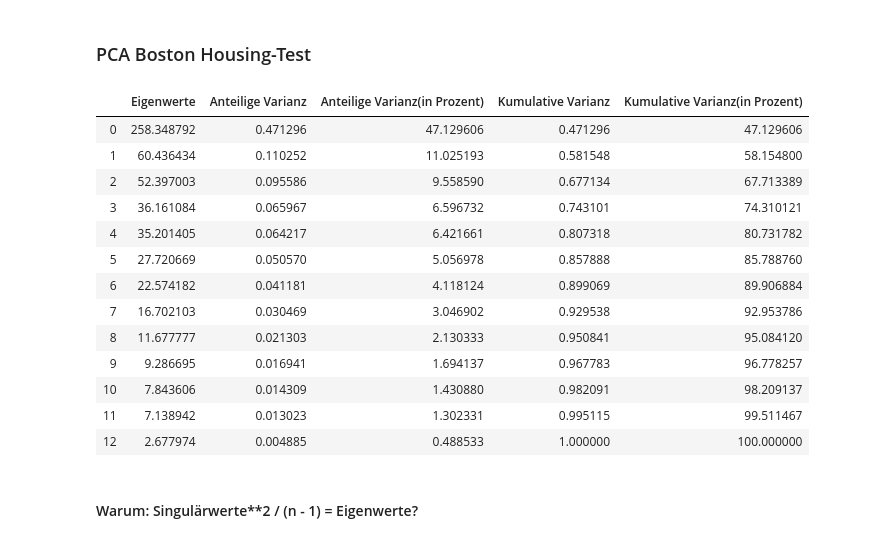
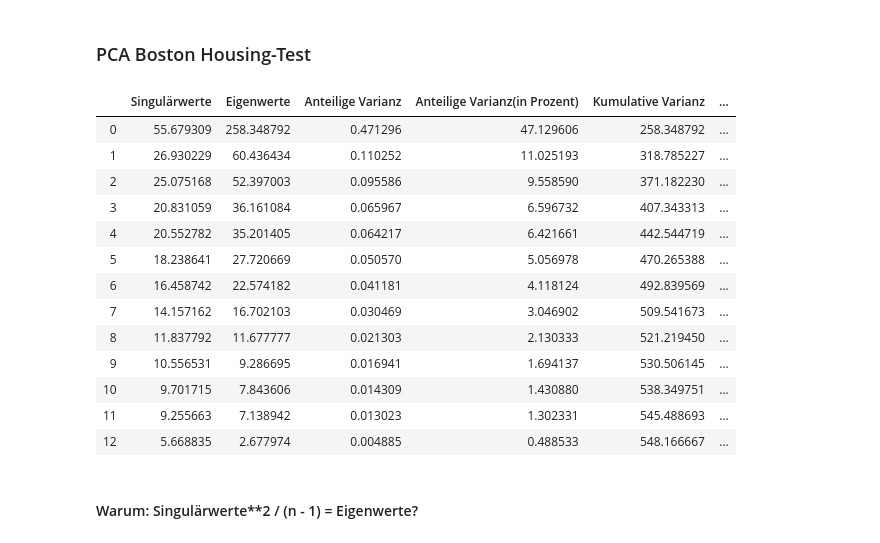
Before and after one commit to hekrause/htwg_mldl, a Jupyter notebook: Uebungen/Uebung02/Notebooks/work.ipynb, the cells around one changed output. Saved outputs shown, nothing was run; the diff lists cells and outputs as text; code cells hidden in the pictures.

```diff
--- a/Uebungen/Uebung02/Notebooks/work.ipynb
+++ b/Uebungen/Uebung02/Notebooks/work.ipynb
@@ -81,6 +81,11 @@ def pca(data, r, whiten=True):
         npt.assert_almost_equal(data[:, 0].var(), 1.0, decimal=10)
 
     U, S, VT = np.linalg.svd(data)
+    # Q.T, SIGMA, Q
+    # projected_data = Q[:, :r].T @ data_whitened
+    # projected_data = Q[:r] @ data_whitened
+    # projected_data = Q.T[:, :r] @ data_whitened
+    # projected_data = Q.T[:r].T @ data_whitened
 
     data_whitened = data
     eigen_values = S[:r]**2 / (d - 1)
@@ -88,34 +93,35 @@ def pca(data, r, whiten=True):
     principal_components = VT.T[:, :r]
     projected_data = (U[:, :r] @ np.diag(S[:r]))
 
-    return data_whitened, eigen_values, principal_components, projected_data, eigen_vectors
+    return S, data_whitened, eigen_values, principal_components, projected_data, eigen_vectors
 # %% [markdown]
 ### PCA Boston Housing-Test
 # %%
 boston_array = np.asarray(boston)
-data_whitened, eigen_values, principal_components, projected_data, eigen_vectors = pca(boston_array, len(boston_array.T))
-eigen_values_df = pd.DataFrame(columns=["Eigenwerte", "Anteilige Varianz", "Anteilige Varianz(in Prozent)", "Kumulative Varianz", "Kumulative Varianz(in Prozent)"])
-eigen_values_df.iloc[:, 0] = eigen_values
-eigen_values_df.iloc[:, 1] = np.var(projected_data, axis=0) / np.var(projected_data, axis=0).sum()
-eigen_values_df.iloc[:, 2] = (np.var(projected_data, axis=0) / np.var(projected_data, axis=0).sum()) * 100
-eigen_values_df.iloc[:, 3] = np.cumsum(eigen_values_df.iloc[:, 1])
-eigen_values_df.iloc[:, 4] = np.cumsum(eigen_values_df.iloc[:, 1]) * 100
+S, data_whitened, eigen_values, principal_components, projected_data, eigen_vectors = pca(boston_array, len(boston_array.T))
+eigen_values_df = pd.DataFrame(columns=["Singulärwerte", "Eigenwerte", "Anteilige Varianz", "Anteilige Varianz(in Prozent)", "Kumulative Varianz", "Kumulative Varianz(in Prozent)"])
+eigen_values_df.iloc[:, 0] = S
+eigen_values_df.iloc[:, 1] = eigen_values
+eigen_values_df.iloc[:, 2] = np.var(projected_data, axis=0) / np.var(projected_data, axis=0).sum()
+eigen_values_df.iloc[:, 3] = (np.var(projected_data, axis=0) / np.var(projected_data, axis=0).sum()) * 100
+eigen_values_df.iloc[:, 4] = np.cumsum(eigen_values_df.iloc[:, 1])
+eigen_values_df.iloc[:, 5] = np.cumsum(eigen_values_df.iloc[:, 1]) * 100
 eigen_values_df
 # %% [output]
-|  | Eigenwerte | Anteilige Varianz | Anteilige Varianz(in Prozent) | Kumulative Varianz | Kumulative Varianz(in Prozent) |
-| 0 | 258.348792 | 0.471296 | 47.129606 | 0.471296 | 47.129606 |
-| 1 | 60.436434 | 0.110252 | 11.025193 | 0.581548 | 58.154800 |
-| 2 | 52.397003 | 0.095586 | 9.558590 | 0.677134 | 67.713389 |
-| 3 | 36.161084 | 0.065967 | 6.596732 | 0.743101 | 74.310121 |
-| 4 | 35.201405 | 0.064217 | 6.421661 | 0.807318 | 80.731782 |
-| 5 | 27.720669 | 0.050570 | 5.056978 | 0.857888 | 85.788760 |
-| 6 | 22.574182 | 0.041181 | 4.118124 | 0.899069 | 89.906884 |
-| 7 | 16.702103 | 0.030469 | 3.046902 | 0.929538 | 92.953786 |
-| 8 | 11.677777 | 0.021303 | 2.130333 | 0.950841 | 95.084120 |
-| 9 | 9.286695 | 0.016941 | 1.694137 | 0.967783 | 96.778257 |
-| 10 | 7.843606 | 0.014309 | 1.430880 | 0.982091 | 98.209137 |
-| 11 | 7.138942 | 0.013023 | 1.302331 | 0.995115 | 99.511467 |
-| 12 | 2.677974 | 0.004885 | 0.488533 | 1.000000 | 100.000000 |
+|  | Singulärwerte | Eigenwerte | Anteilige Varianz | Anteilige Varianz(in Prozent) | Kumulative Varianz | ... |
+| 0 | 55.679309 | 258.348792 | 0.471296 | 47.129606 | 258.348792 | ... |
+| 1 | 26.930229 | 60.436434 | 0.110252 | 11.025193 | 318.785227 | ... |
+| 2 | 25.075168 | 52.397003 | 0.095586 | 9.558590 | 371.182230 | ... |
+| 3 | 20.831059 | 36.161084 | 0.065967 | 6.596732 | 407.343313 | ... |
+| 4 | 20.552782 | 35.201405 | 0.064217 | 6.421661 | 442.544719 | ... |
+| 5 | 18.238641 | 27.720669 | 0.050570 | 5.056978 | 470.265388 | ... |
+| 6 | 16.458742 | 22.574182 | 0.041181 | 4.118124 | 492.839569 | ... |
+| 7 | 14.157162 | 16.702103 | 0.030469 | 3.046902 | 509.541673 | ... |
+| 8 | 11.837792 | 11.677777 | 0.021303 | 2.130333 | 521.219450 | ... |
+| 9 | 10.556531 | 9.286695 | 0.016941 | 1.694137 | 530.506145 | ... |
+| 10 | 9.701715 | 7.843606 | 0.014309 | 1.430880 | 538.349751 | ... |
+| 11 | 9.255663 | 7.138942 | 0.013023 | 1.302331 | 545.488693 | ... |
+| 12 | 5.668835 | 2.677974 | 0.004885 | 0.488533 | 548.166667 | ... |
 # %% [markdown]
 #### Warum: Singulärwerte**2 / (n - 1) = Eigenwerte?
 # %% [markdown]
```
Also changed, not shown: parts of 3 cells of this notebook, 1 other file.
